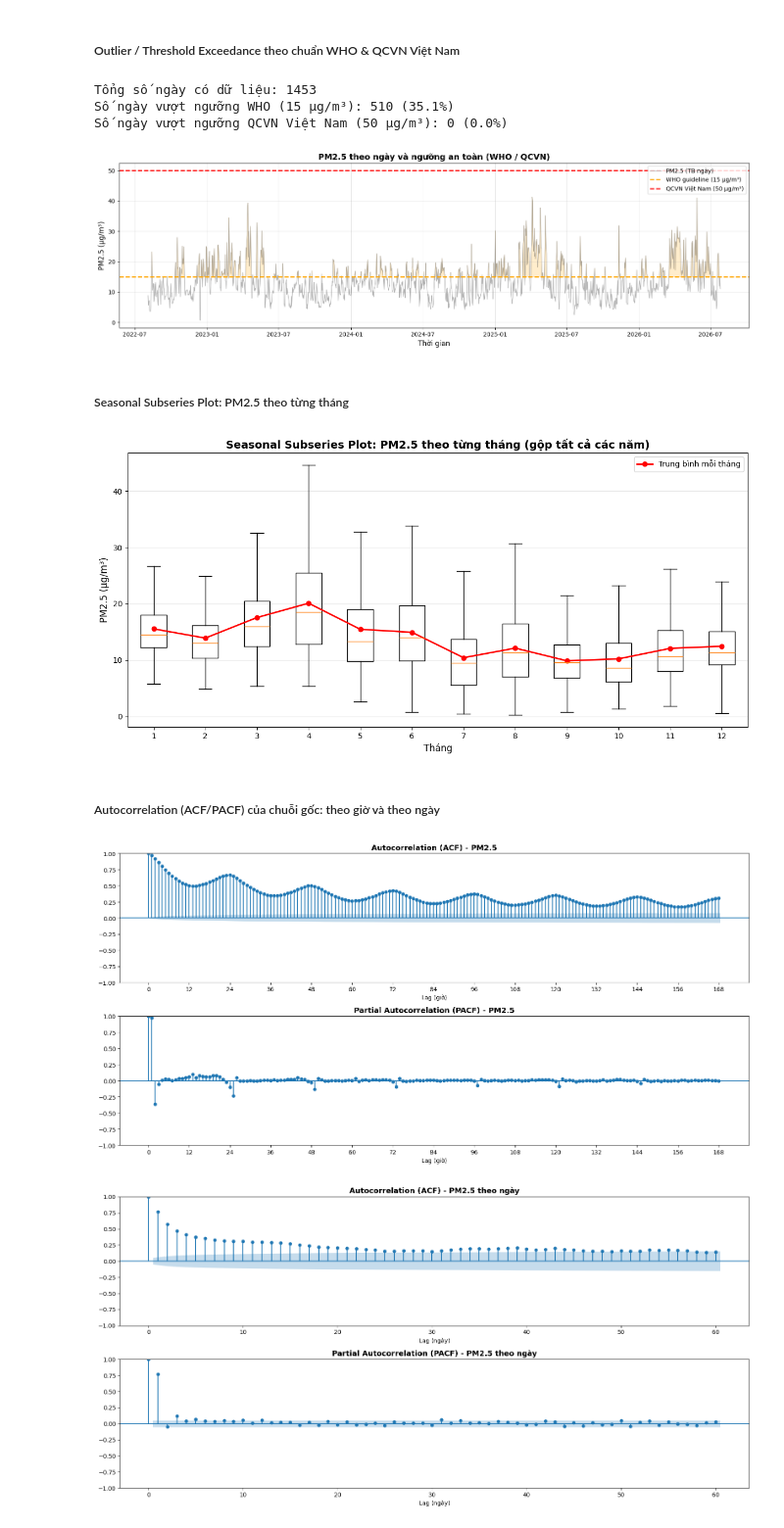
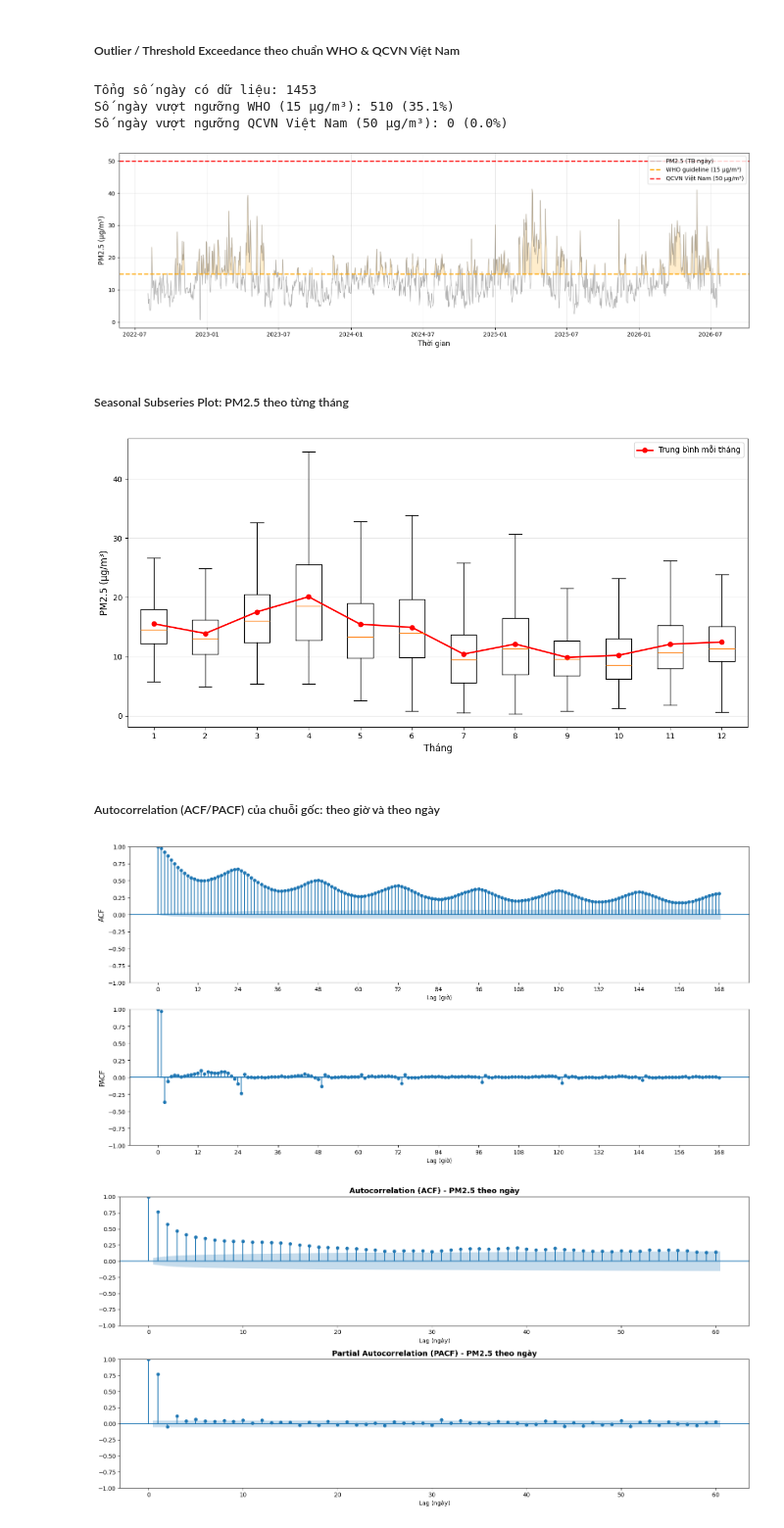
Before and after one commit to thiennguyen37-qn/PM2.5-GRU, a Jupyter notebook: 02_eda.ipynb, the cells around one changed output. Shown at 98% size. Drawn from its saved outputs; the diff is of its cells as text; code cells hidden in the pictures.

```diff
--- a/02_eda.ipynb
+++ b/02_eda.ipynb
@@ -230,7 +225,6 @@ plt.fill_between(daily_pm25.index, daily_pm25.values, who_guideline,
 
 plt.xlabel('Thời gian', fontsize=12)
 plt.ylabel('PM2.5 (µg/m³)', fontsize=12)
-plt.title('PM2.5 theo ngày và ngưỡng an toàn (WHO / QCVN)', fontsize=14, fontweight='bold')
 plt.legend()
 plt.grid(True, alpha=0.3)
 plt.tight_layout()
@@ -239,7 +233,7 @@ plt.show()
 Tổng số ngày có dữ liệu: 1453
 Số ngày vượt ngưỡng WHO (15 µg/m³): 510 (35.1%)
 Số ngày vượt ngưỡng QCVN Việt Nam (50 µg/m³): 0 (0.0%)
-[figure, old version]
+[figure, new version]
 # %% [markdown]
 ##### Seasonal Subseries Plot: PM2.5 theo từng tháng
 # %%
@@ -254,36 +248,37 @@ plt.plot(range(1, 13), month_means, color='red', marker='o', linewidth=2, label=
 
 plt.xlabel('Tháng', fontsize=12)
 plt.ylabel('PM2.5 (µg/m³)', fontsize=12)
-plt.title('Seasonal Subseries Plot: PM2.5 theo từng tháng (gộp tất cả các năm)', fontsize=14, fontweight='bold')
 plt.legend()
 plt.grid(True, alpha=0.3, axis='y')
 plt.tight_layout()
 plt.show()
 # %% [output]
-[figure, old version]
+[figure, new version]
 # %% [markdown]
 ##### Autocorrelation (ACF/PACF) của chuỗi gốc: theo giờ và theo ngày
 # %%
 # Sắp xếp theo thời gian để đảm bảo đúng thứ tự chuỗi
 df_sorted_acf = df.sort_index()
 ts = df_sorted_acf['PM2.5']
 
 fig, axes = plt.subplots(2, 1, figsize=(16, 8))
 
 plot_acf(ts, lags=168, ax=axes[0])
-axes[0].set_title('Autocorrelation (ACF) - PM2.5', fontsize=13, fontweight='bold')
+axes[0].set_title('')
+axes[0].set_ylabel('ACF', fontsize=12)
 axes[0].set_xlabel('Lag (giờ)')
 axes[0].set_xticks(np.arange(0, 169, 12))
 
 plot_pacf(ts, lags=168, ax=axes[1], method='ywm')
-axes[1].set_title('Partial Autocorrelation (PACF) - PM2.5', fontsize=13, fontweight='bold')
+axes[1].set_title('')
+axes[1].set_ylabel('PACF', fontsize=12)
 axes[1].set_xlabel('Lag (giờ)')
 axes[1].set_xticks(np.arange(0, 169, 12))
 
 plt.tight_layout()
 plt.show()
 # %% [output]
-[figure, old version]
+[figure, new version]
 # %%
 # Sắp xếp theo thời gian, resample về trung bình theo ngày để mỗi lag = 1 ngày (24 giờ)
 daily_ts = df.sort_index()['PM2.5'].resample('D').mean()
```
Also changed, not shown: parts of 6 cells of this notebook, 20 other files.
